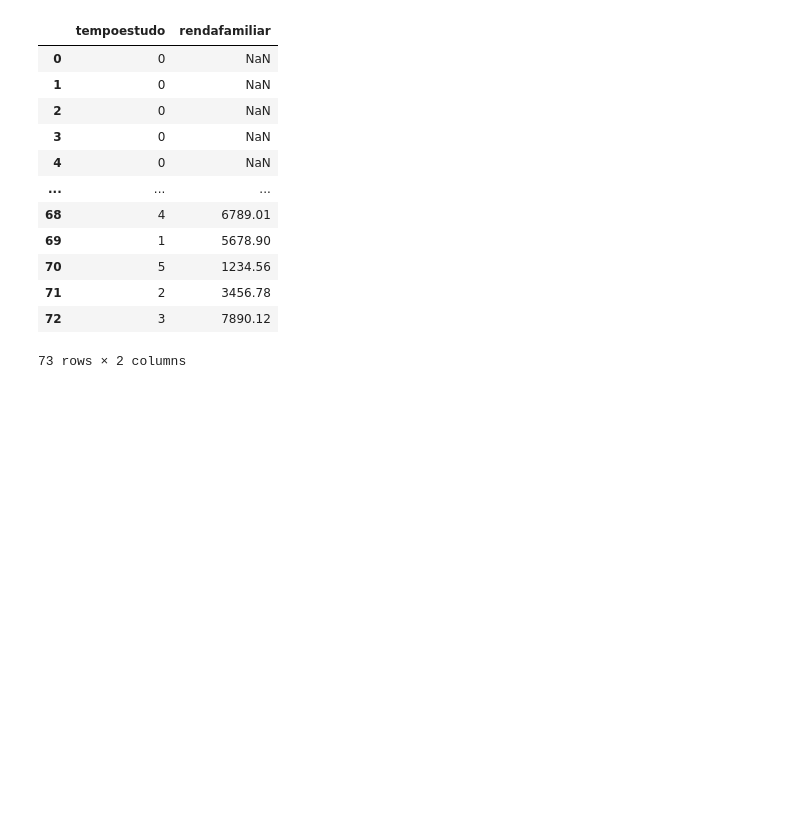
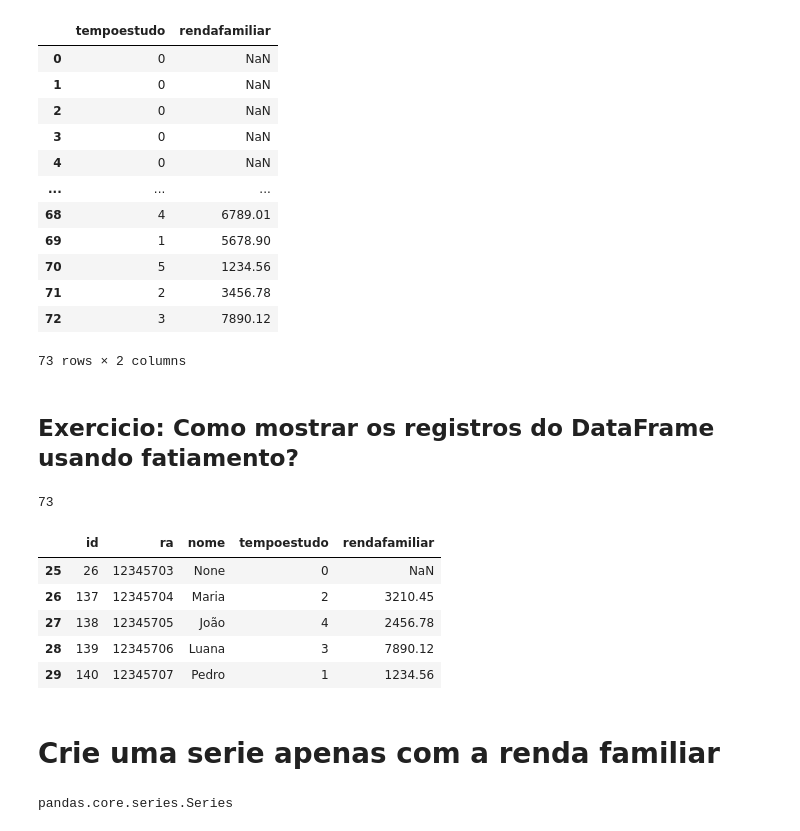
Before and after one commit to GLuizHB/Projeto_Final_Manha, a Jupyter notebook: imercaopandas.ipynb, the cells around one changed output. Cells and saved outputs as stored; diff of their text form; code cells hidden in the pictures; blank space fills up the shorter version.

```diff
--- a/imercaopandas.ipynb
+++ b/imercaopandas.ipynb
@@ -135,3 +125,25 @@ df_tempo_renda
 | 71 | 2 | 3456.78 |
 | 72 | 3 | 7890.12 |
 73 rows × 2 columns
+# %% [markdown]
+## Exercicio: Como mostrar os registros do DataFrame usando fatiamento?
+# %%
+len(df_alunos)
+# %% [output]
+73
+# %%
+df_alunos[25:30]
+# %% [output]
+|  | id | ra | nome | tempoestudo | rendafamiliar |
+| 25 | 26 | 12345703 | None | 0 | NaN |
+| 26 | 137 | 12345704 | Maria | 2 | 3210.45 |
+| 27 | 138 | 12345705 | João | 4 | 2456.78 |
+| 28 | 139 | 12345706 | Luana | 3 | 7890.12 |
+| 29 | 140 | 12345707 | Pedro | 1 | 1234.56 |
+# %% [markdown]
+# Crie uma serie apenas com a renda familiar
+# %%
+renda = df_alunos['rendafamiliar']
+type(renda)
+# %% [output]
+pandas.core.series.Series
```
Also changed, not shown: parts of 27 cells of this notebook, 2 other files.
